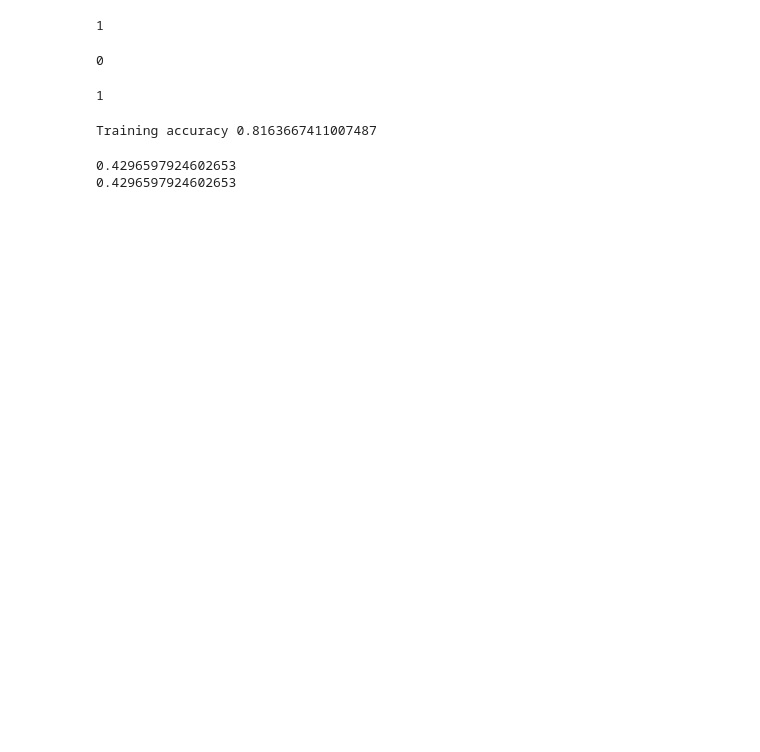
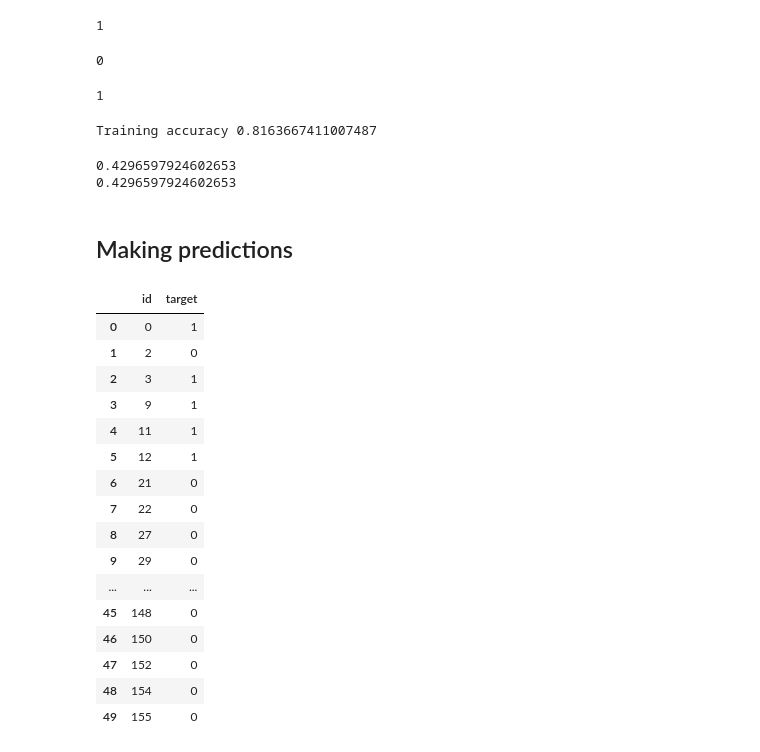
Before and after one commit to maks-k4h/KaggleDisasterTweets, a Jupyter notebook: naive_bayes.ipynb, the cells around one changed output. Cells and saved outputs as stored; diff of their text form; code cells hidden in the pictures; blank space fills up the shorter version.

```diff
--- a/naive_bayes.ipynb
+++ b/naive_bayes.ipynb
@@ -17,7 +17,7 @@ class Model:
         self.stemmer = None
         self.pos_prior = 0  # prior probability of having positive label
 
-    def fit(self, x, y, prep=None, stemmer=None, frequency_threshold=3):
+    def fit(self, x, y, prep=None, stemmer=None, frequency_threshold=3, stopwords=None):
         """
         Fist the model.
         :param x: iterable of contents;
@@ -28,6 +28,7 @@ class Model:
         :param frequency_threshold: number of entries in which a word must
                 appear to be included into the vocabulary;
         :param stemmer: stemmer function. No stemming is used if set to None.
+        :param stopwords: set of words that are to be ignored
         :return: None
         """
 
@@ -43,6 +44,9 @@ class Model:
                 processed = prep(processed)
 
             words = set(processed.split())
+
+            if stopwords:
+                words -= stopwords
 
             if stemmer:
                 words = {stemmer(word) for word in words}
@@ -168,3 +172,29 @@ print(sum(train_df.target) / len(train_df.target))
 # %% [output]
 0.4296597924602653
 0.4296597924602653
+# %% [markdown]
+## Making predictions
+# %%
+predictions_df = pd.DataFrame(columns=['id', 'target'])
+for id, tweet in zip(test_df.id, test_df.text):
+    predictions_df.loc[len(predictions_df.index)] = [id, model.predict(tweet)]
+# %%
+predictions_df.head(50)
+# %% [output]
+|  | id | target |
+| 0 | 0 | 1 |
+| 1 | 2 | 0 |
+| 2 | 3 | 1 |
+| 3 | 9 | 1 |
+| 4 | 11 | 1 |
+| 5 | 12 | 1 |
+| 6 | 21 | 0 |
+| 7 | 22 | 0 |
+| 8 | 27 | 0 |
+| 9 | 29 | 0 |
+| ... | ... | ... |
+| 45 | 148 | 0 |
+| 46 | 150 | 0 |
+| 47 | 152 | 0 |
+| 48 | 154 | 0 |
+| 49 | 155 | 0 |
```
Also changed, not shown: parts of 6 cells of this notebook, 1 other file.
